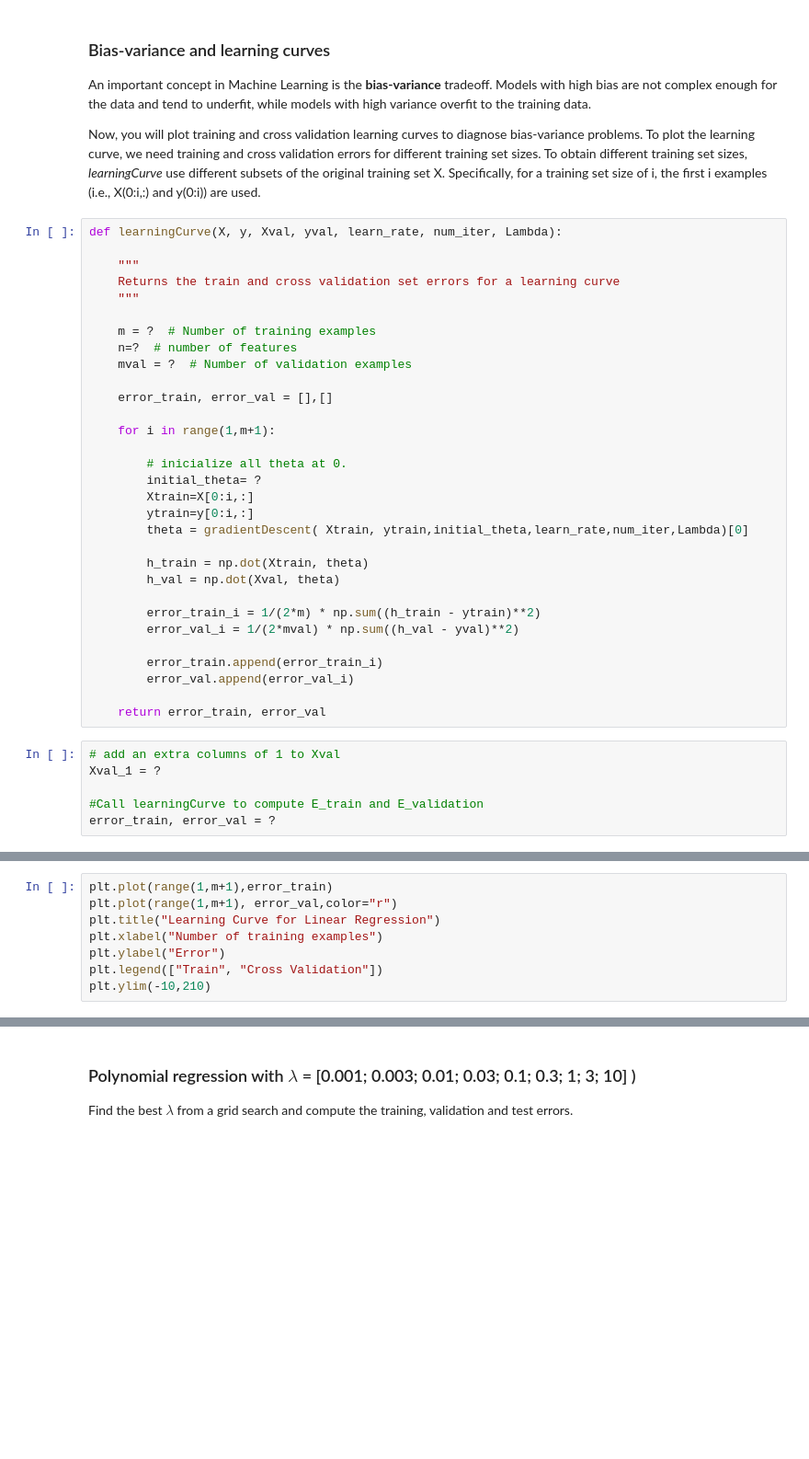
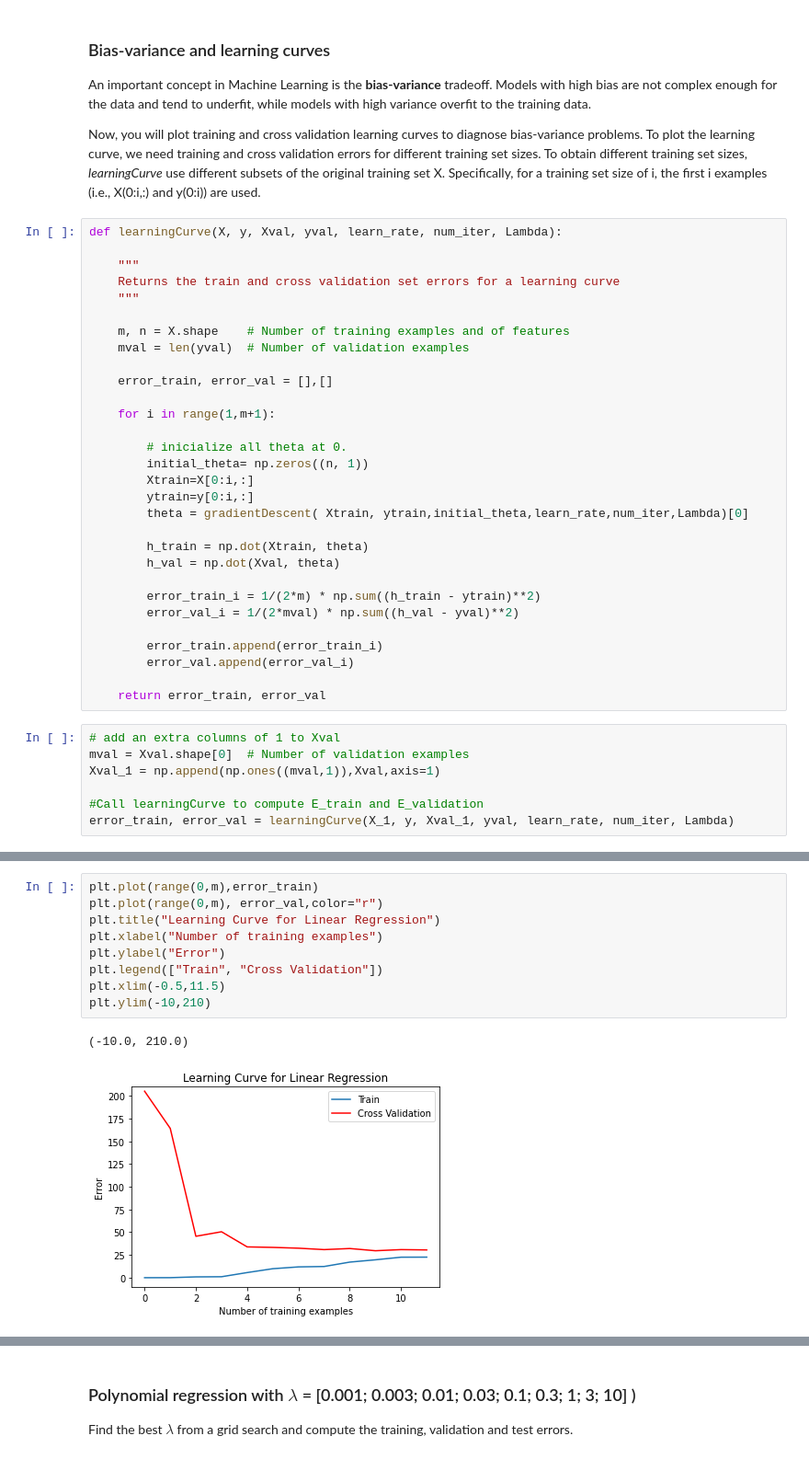
Before and after one commit to pedrovt/aa-labs, a Jupyter notebook: Lab6-ModelSelectionValidation/ML_BiasVariance.ipynb, the cells around one changed output, grey strips where cells are left out. Shown: that part at 92% size. Drawn from its saved outputs; the diff is of its cells as text; blank space fills up the shorter version.

```diff
--- a/Lab6-ModelSelectionValidation/ML_BiasVariance.ipynb
+++ b/Lab6-ModelSelectionValidation/ML_BiasVariance.ipynb
@@ -161,16 +184,15 @@ def learningCurve(X, y, Xval, yval, learn_rate, num_iter, Lambda):
     Returns the train and cross validation set errors for a learning curve
     """
 
-    m = ?  # Number of training examples
-    n=?  # number of features
-    mval = ?  # Number of validation examples
+    m, n = X.shape    # Number of training examples and of features
+    mval = len(yval)  # Number of validation examples
 
     error_train, error_val = [],[]
 
     for i in range(1,m+1):
 
         # inicialize all theta at 0.
-        initial_theta= ?
+        initial_theta= np.zeros((n, 1))
         Xtrain=X[0:i,:]
         ytrain=y[0:i,:]
         theta = gradientDescent( Xtrain, ytrain,initial_theta,learn_rate,num_iter,Lambda)[0]
@@ -187,10 +209,11 @@ def learningCurve(X, y, Xval, yval, learn_rate, num_iter, Lambda):
     return error_train, error_val
 # %%
 # add an extra columns of 1 to Xval
-Xval_1 = ?
+mval = Xval.shape[0]  # Number of validation examples
+Xval_1 = np.append(np.ones((mval,1)),Xval,axis=1)
 
 #Call learningCurve to compute E_train and E_validation
-error_train, error_val = ?
+error_train, error_val = learningCurve(X_1, y, Xval_1, yval, learn_rate, num_iter, Lambda)
 # %% [markdown]
 ### Plot the learning curves
 
@@ -199,13 +222,17 @@ Plot the learning curves as shown in Fig. 3. You can observe that both the train
 <img src="images/f3.png" style="width:350px;height:250px;">
 <caption><center> **Fig.3** : **Linear Regression learning curves** </center></caption>
 # %%
-plt.plot(range(1,m+1),error_train)
-plt.plot(range(1,m+1), error_val,color="r")
+plt.plot(range(0,m),error_train)
+plt.plot(range(0,m), error_val,color="r")
 plt.title("Learning Curve for Linear Regression")
 plt.xlabel("Number of training examples")
 plt.ylabel("Error")
 plt.legend(["Train", "Cross Validation"])
+plt.xlim(-0.5,11.5)
 plt.ylim(-10,210)
+# %% [output]
+(-10.0, 210.0)
+[figure, added]
 # %% [markdown]
 ### Polynomial Regression
 
```
Also changed, not shown: parts of 18 cells of this notebook.
